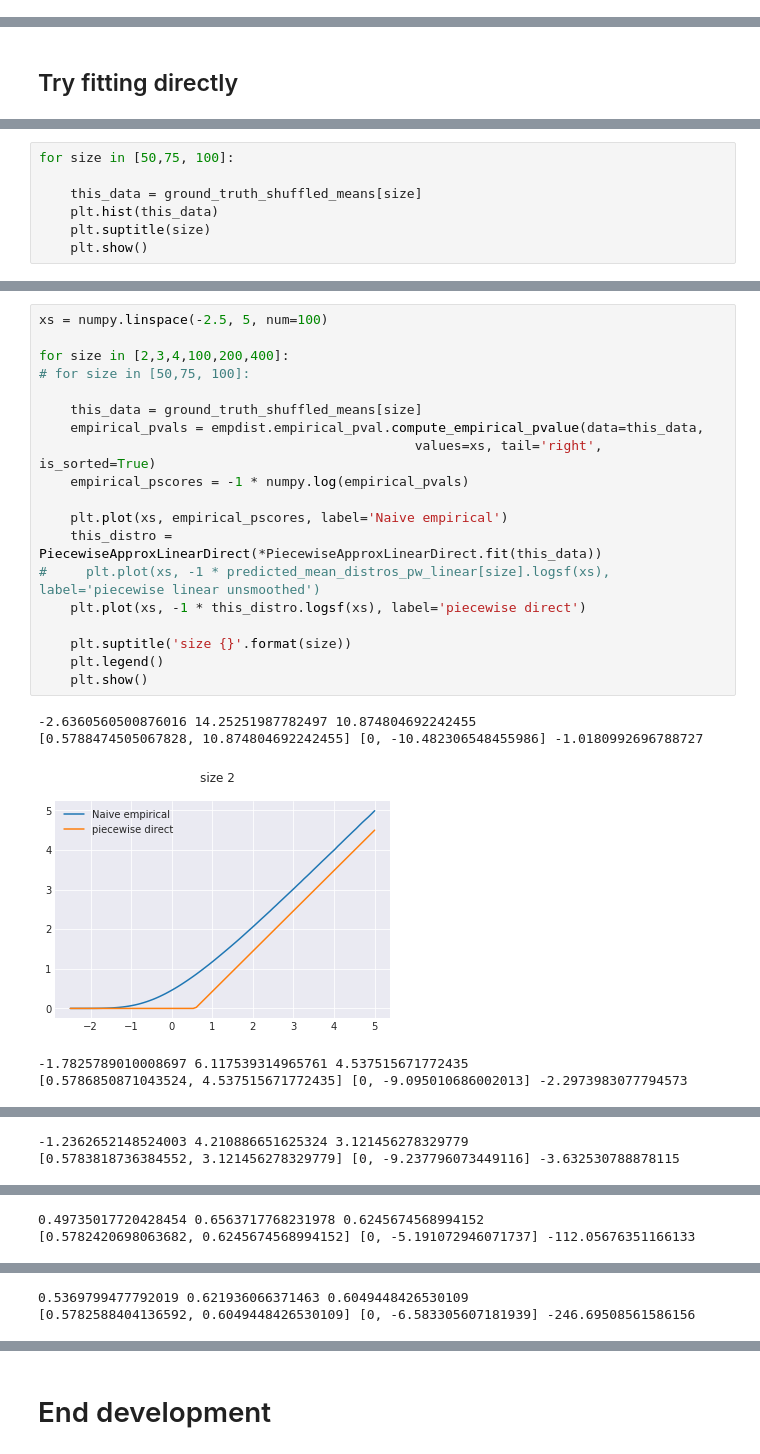
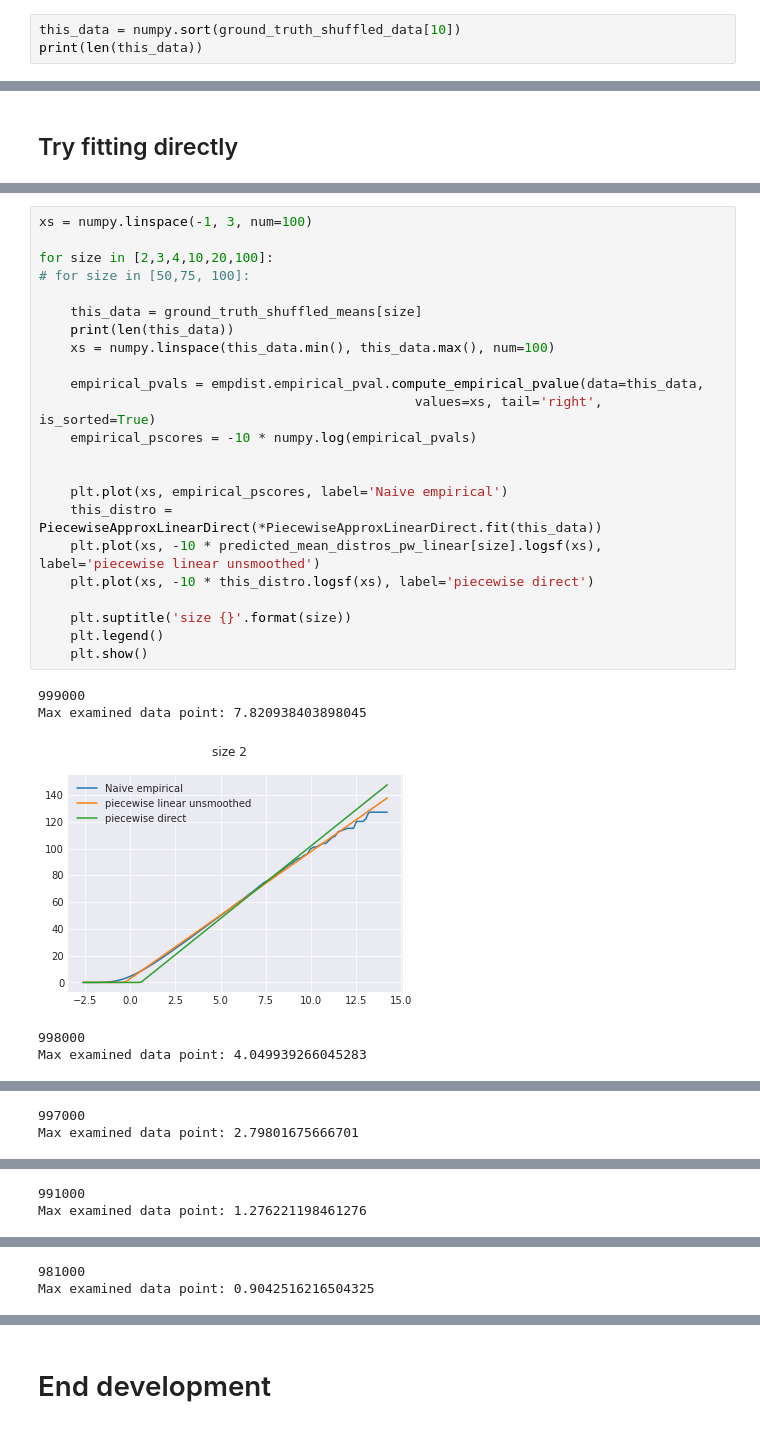
Before and after one commit to phageghost/PEAS, a Jupyter notebook: develop_distributions_2d.ipynb, the cells around one changed output, grey strips where cells are left out. Drawn from its saved outputs; the diff is of its cells as text.

Commit message:
Piecewise linear working well, in progress on power function

```diff
--- a/develop_distributions_2d.ipynb
+++ b/develop_distributions_2d.ipynb
@@ -652,3 +652,6 @@ def determine_p_cutoff(n, target_error_coefficient=0.05):
     is expected to exhibit this or smaller error.
     """
     return 1 / (n * target_error_coefficient**2 + 1)
+# %%
+this_data = numpy.sort(ground_truth_shuffled_data[10])
+print(len(this_data))
@@ -835,7 +841,0 @@ plt.hist(this_data)
-# %%
-for size in [50,75, 100]:
-
-    this_data = ground_truth_shuffled_means[size]
-    plt.hist(this_data)
-    plt.suptitle(size)
-    plt.show()
@@ -846,25 +842,29 @@ for size in [50,75, 100]:
 # %%
-xs = numpy.linspace(-2.5, 5, num=100)
+xs = numpy.linspace(-1, 3, num=100)
 
-for size in [2,3,4,100,200,400]:
+for size in [2,3,4,10,20,100]:
 # for size in [50,75, 100]:
 
     this_data = ground_truth_shuffled_means[size]
+    print(len(this_data))
+    xs = numpy.linspace(this_data.min(), this_data.max(), num=100)
+
     empirical_pvals = empdist.empirical_pval.compute_empirical_pvalue(data=this_data,
                                                 values=xs, tail='right', is_sorted=True)
-    empirical_pscores = -1 * numpy.log(empirical_pvals)
+    empirical_pscores = -10 * numpy.log(empirical_pvals)
+
 
     plt.plot(xs, empirical_pscores, label='Naive empirical')
     this_distro = PiecewiseApproxLinearDirect(*PiecewiseApproxLinearDirect.fit(this_data))
-#     plt.plot(xs, -1 * predicted_mean_distros_pw_linear[size].logsf(xs), label='piecewise linear unsmoothed')
-    plt.plot(xs, -1 * this_distro.logsf(xs), label='piecewise direct')
+    plt.plot(xs, -10 * predicted_mean_distros_pw_linear[size].logsf(xs), label='piecewise linear unsmoothed')
+    plt.plot(xs, -10 * this_distro.logsf(xs), label='piecewise direct')
 
     plt.suptitle('size {}'.format(size))
     plt.legend()
     plt.show()
 # %% [output]
--2.6360560500876016 14.25251987782497 10.874804692242455
-[0.5788474505067828, 10.874804692242455] [0, -10.482306548455986] -1.0180992696788727
+999000
+Max examined data point: 7.820938403898045
-[figure, old version]
+[figure, new version]
--1.7825789010008697 6.117539314965761 4.537515671772435
-[0.5786850871043524, 4.537515671772435] [0, -9.095010686002013] -2.2973983077794573
+998000
+Max examined data point: 4.049939266045283
@@ -872,2 +872,2 @@ for size in [2,3,4,100,200,400]:
--1.2362652148524003 4.210886651625324 3.121456278329779
-[0.5783818736384552, 3.121456278329779] [0, -9.237796073449116] -3.632530788878115
+997000
+Max examined data point: 2.79801675666701
@@ -875,2 +875,2 @@ for size in [2,3,4,100,200,400]:
-0.49735017720428454 0.6563717768231978 0.6245674568994152
-[0.5782420698063682, 0.6245674568994152] [0, -5.191072946071737] -112.05676351166133
+991000
+Max examined data point: 1.276221198461276
@@ -878,2 +878,2 @@ for size in [2,3,4,100,200,400]:
-0.5369799477792019 0.621936066371463 0.6049448426530109
-[0.5782588404136592, 0.6049448426530109] [0, -6.583305607181939] -246.69508561586156
+981000
+Max examined data point: 0.9042516216504325
```
Also changed, not shown: parts of 31 cells of this notebook, 1 other file.
